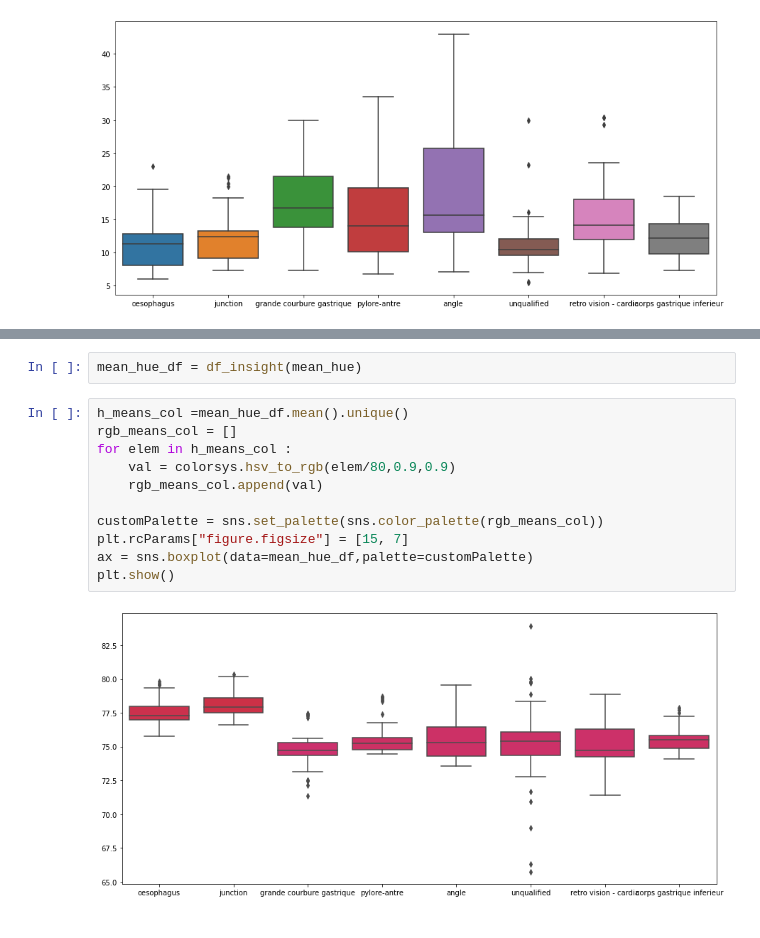
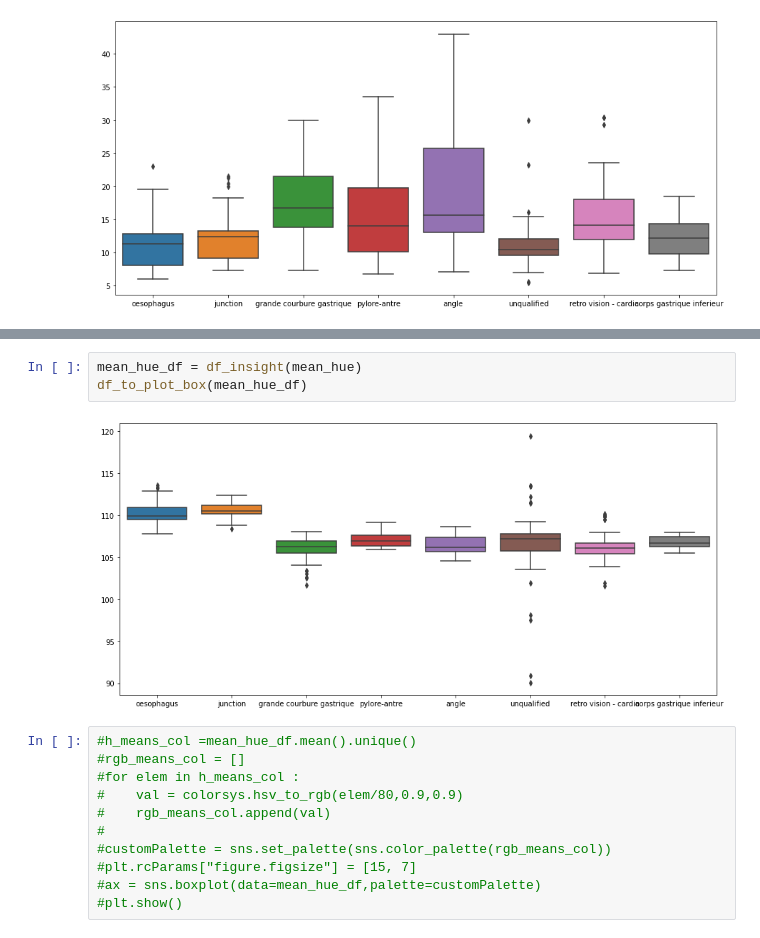
Before and after one commit to khookh/Endoscopic-Image-Classification, a Jupyter notebook: DataInsights/data_exploration.ipynb, the cells around one changed output, grey strips where cells are left out. Cells and saved outputs as stored; diff of their text form.

```diff
--- a/DataInsights/data_exploration.ipynb
+++ b/DataInsights/data_exploration.ipynb
@@ -192,15 +205,16 @@ df_to_plot_box(uniformity_df)
 # %%
 mean_hue_df = df_insight(mean_hue)
+df_to_plot_box(mean_hue_df)
+# %% [output]
+[figure, added]
 # %%
-h_means_col =mean_hue_df.mean().unique()
-rgb_means_col = []
-for elem in h_means_col :
-    val = colorsys.hsv_to_rgb(elem/80,0.9,0.9)
-    rgb_means_col.append(val)
-
-customPalette = sns.set_palette(sns.color_palette(rgb_means_col))
-plt.rcParams["figure.figsize"] = [15, 7]
-ax = sns.boxplot(data=mean_hue_df,palette=customPalette)
-plt.show()
+#h_means_col =mean_hue_df.mean().unique()
+#rgb_means_col = []
+#for elem in h_means_col :
+#    val = colorsys.hsv_to_rgb(elem/80,0.9,0.9)
+#    rgb_means_col.append(val)
+#
+#customPalette = sns.set_palette(sns.color_palette(rgb_means_col))
+#plt.rcParams["figure.figsize"] = [15, 7]
+#ax = sns.boxplot(data=mean_hue_df,palette=customPalette)
+#plt.show()
-# %% [output]
-[figure, removed]
```
Also changed, not shown: parts of 8 cells of this notebook.
